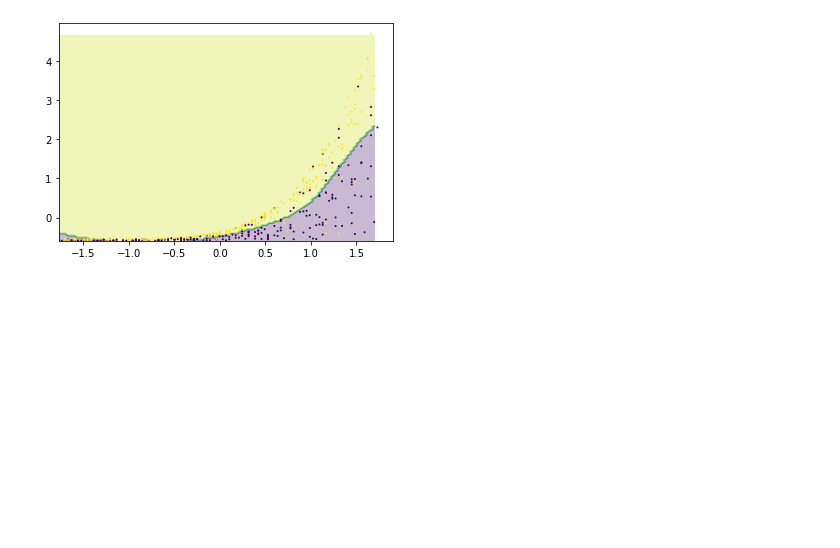
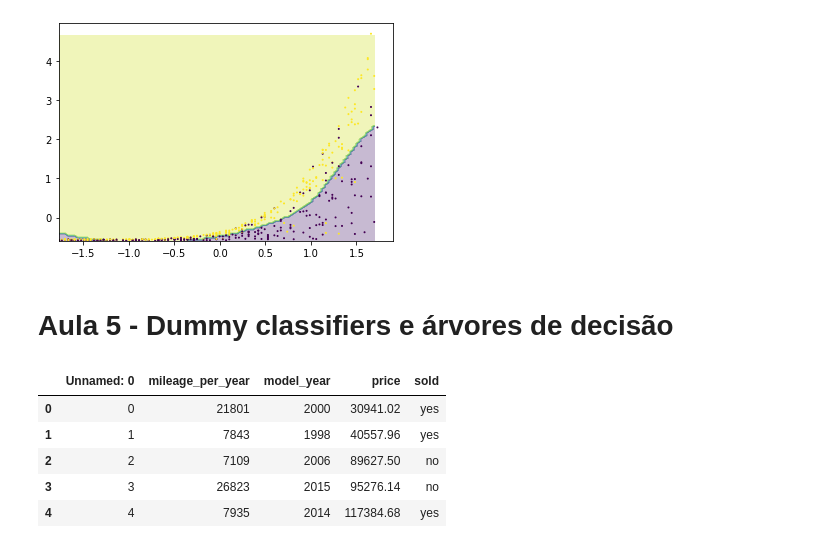
Before and after one commit to vmmelo/machine-learning-learning, a Jupyter notebook: anotacoes.ipynb, the cells around one changed output. Cells and saved outputs as stored; diff of their text form; code cells hidden in the pictures; blank space fills up the shorter version.

Commit message:
anotacoes aula 5

```diff
--- a/anotacoes.ipynb
+++ b/anotacoes.ipynb
@@ -299,3 +299,19 @@ plt.scatter(data_x, data_y, c=teste_y, s=1)
 # %% [output]
 <matplotlib.collections.PathCollection at 0x...>
 [figure]
+# %% [markdown]
+# Aula 5 - Dummy classifiers e árvores de decisão
+# %%
+import pandas as pd
+
+#lendo csv que contem dados de carros a serem vendidos
+uri = "https://gist.githubusercontent.com/guilhermesilveira/4d1d4a16ccbf6ea4e0a64a38a24ec884/raw/afd05cb0c796d18f3f5a6537053ded308ba94bf7/car-prices.csv"
+dados = pd.read_csv(uri)
+dados.head()
+# %% [output]
+|  | Unnamed: 0 | mileage_per_year | model_year | price | sold |
+| 0 | 0 | 21801 | 2000 | 30941.02 | yes |
+| 1 | 1 | 7843 | 1998 | 40557.96 | yes |
+| 2 | 2 | 7109 | 2006 | 89627.50 | no |
+| 3 | 3 | 26823 | 2015 | 95276.14 | no |
+| 4 | 4 | 7935 | 2014 | 117384.68 | yes |
```
Also changed, not shown: parts of 11 cells of this notebook, 1 other file.
